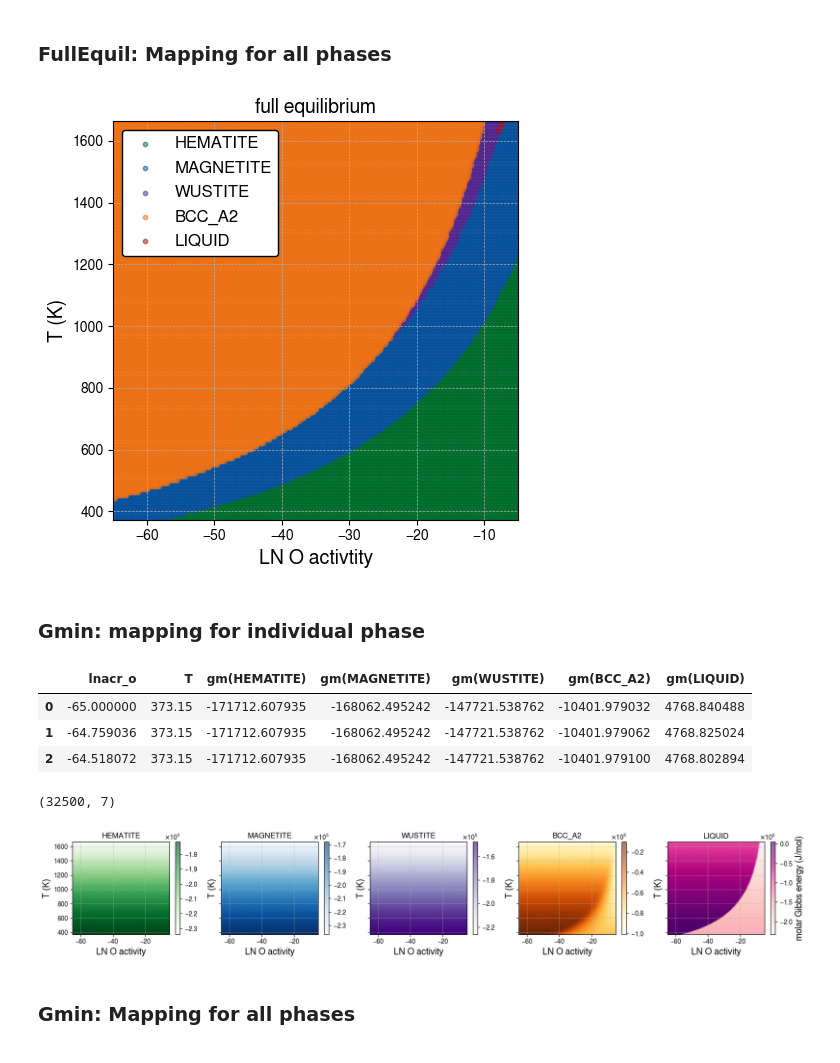
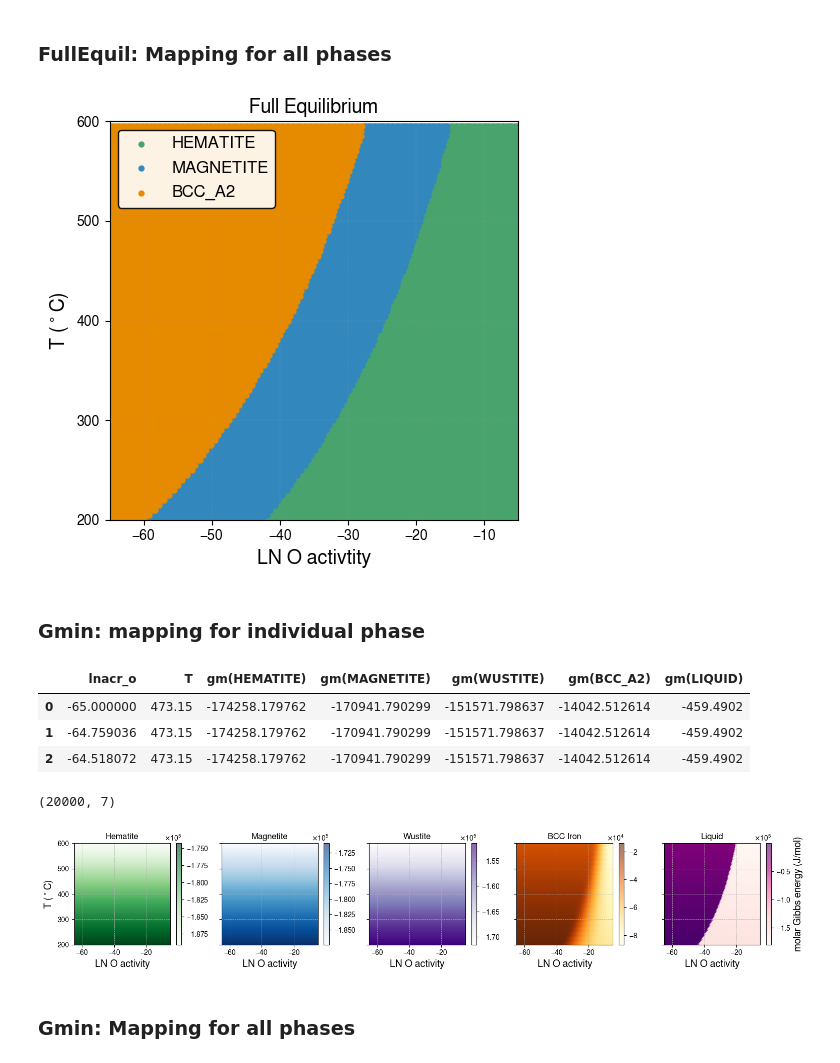
Before and after one commit to YXWU2014/IronOxide_TC, a Jupyter notebook: IronOxide_TC_calculations.ipynb, the cells around one changed output. Saved outputs shown, nothing was run; the diff lists cells and outputs as text; code cells hidden in the pictures.

```diff
--- a/IronOxide_TC_calculations.ipynb
+++ b/IronOxide_TC_calculations.ipynb
@@ -198,7 +198,7 @@ def tc_calculation_NormDrivingForce(tk, db, phase):
 start_time = time.time()
 
 # paralleising FullEquil
-tk_values = np.arange(100+273.15, 1400+273.15, 10)
+tk_values = np.arange(200+273.15, 605+273.15, 5)
 print("temperature range first and last 5 values: ",
       tk_values[:5], tk_values[-5:])
 print("FullEquil processes: ", len(tk_values))
@@ -546,18 +537,22 @@ df_FullEquil_LIQUID = df_FullEquil_LIQUID[df_FullEquil_LIQUID['np(LIQUID)']
 plt.figure(figsize=(5, 5))
 
 for phase in phases_list:
-    df = globals()[f'df_FullEquil_{phase}']
-    plt.scatter(df['lnacr_o'], df['T'], s=10, label=phase,
-                color=colors[phase], alpha=0.5)
+    if phase == "WUSTITE" or phase == "LIQUID":
+        pass
+    else:
+        df = globals()[f'df_FullEquil_{phase}']
+        plt.scatter(df['lnacr_o'], df['T']-273.15, s=12, label=phase,
+                    color=colors[phase], alpha=1)
 
 plt.xlabel('LN O activtity', fontsize=14)
-plt.ylabel('T (K)', fontsize=14)
-plt.title('full equilibrium', fontsize=14)
+plt.ylabel(r'T ($^\circ$C)', fontsize=14)
+plt.title('Full Equilibrium', fontsize=14)
 plt.legend(fontsize=12, loc='upper left',
-           facecolor='white', edgecolor='black', framealpha=1)
-plt.grid(True, which='both', linestyle='--', linewidth=0.5)
+           facecolor='white', edgecolor='black', framealpha=0.9)
+plt.grid(True, which='both', linestyle='--', linewidth=0.1)
 plt.xlim([min(df_Gmin['lnacr_o']), max(df_Gmin['lnacr_o'])])
-plt.ylim([min(df_Gmin['T']), max(df_Gmin['T'])])
+plt.ylim([min(df_Gmin['T'])-273.15, max(df_Gmin['T'])-273.15])
+plt.yticks(range(200, 601, 100))
 plt.tight_layout()
 
 plt_output_fname = "IronOxide_TC_FullEquil.png"
@@ -566,17 +561,17 @@ plt.savefig(os.path.join(current_directory, plt_output_fname),
 
 plt.show()
 # %% [output]
-[figure, old version]
+[figure, new version]
 # %% [markdown]
 ### Gmin: mapping for individual phase
 # %%
 display(df_Gmin.head(3), df_Gmin.shape)
 # %% [output]
 |  | lnacr_o | T | gm(HEMATITE) | gm(MAGNETITE) | gm(WUSTITE) | gm(BCC_A2) | gm(LIQUID) |
-| 0 | -65.000000 | 373.15 | -171712.607935 | -168062.495242 | -147721.538762 | -10401.979032 | 4768.840488 |
-| 1 | -64.759036 | 373.15 | -171712.607935 | -168062.495242 | -147721.538762 | -10401.979062 | 4768.825024 |
-| 2 | -64.518072 | 373.15 | -171712.607935 | -168062.495242 | -147721.538762 | -10401.979100 | 4768.802894 |
+| 0 | -65.000000 | 473.15 | -174258.179762 | -170941.790299 | -151571.798637 | -14042.512614 | -459.4902 |
+| 1 | -64.759036 | 473.15 | -174258.179762 | -170941.790299 | -151571.798637 | -14042.512614 | -459.4902 |
+| 2 | -64.518072 | 473.15 | -174258.179762 | -170941.790299 | -151571.798637 | -14042.512614 | -459.4902 |
-(32500, 7)
+(20000, 7)
 # %%
 from matplotlib.ticker import ScalarFormatter
 
@@ -591,40 +586,44 @@ colormaps = {
 
 # Create a new figure with subplots
 fig, axs = plt.subplots(nrows=1, ncols=len(
-    phases_list), figsize=(3.4 * len(phases_list), 3), sharex=True, sharey=True)
+    phases_list), figsize=(3.1 * len(phases_list), 3), sharex=True, sharey=True)
 
 for i, phase in enumerate(phases_list):
 
-    sc = axs[i].scatter(df_Gmin['lnacr_o'], df_Gmin['T'],
-                        c=df_Gmin[f'gm({phase})'], cmap=colormaps[phase], s=5, alpha=0.6)
+    sc = axs[i].scatter(df_Gmin['lnacr_o'], df_Gmin['T']-273.15,
+                        c=df_Gmin[f'gm({phase})'],
+                        cmap=colormaps[phase], s=5, alpha=0.6)
 
     cbar = plt.colorbar(sc, ax=axs[i])
 
     # Change colorbar numbering to scientific notation
     formatter = ScalarFormatter(useMathText=True)
     formatter.set_scientific(True)
     formatter.set_powerlimits((-1, 1))
     cbar.ax.yaxis.set_major_formatter(formatter)
 
     # Label the colorbar of the last plot only
     if i == len(phases_list) - 1:
         cbar.set_label('molar Gibbs energy (J/mol)', fontsize=14)
+    if i == 0:
+        axs[i].set_ylabel(r'T ($^\circ$C)', fontsize=14)
 
     axs[i].set_xlabel('LN O activity', fontsize=14)
-    axs[i].set_ylabel('T (K)', fontsize=14)
     axs[i].set_xlim([min(df_Gmin['lnacr_o']), max(df_Gmin['lnacr_o'])])
-    axs[i].set_ylim([min(df_Gmin['T']), max(df_Gmin['T'])])
+    axs[i].set_ylim([min(df_Gmin['T'])-273.15,
+                     max(df_Gmin['T'])-273.15])
     axs[i].grid(True, which='both', linestyle='--', linewidth=0.5)
-    axs[i].set_title(f'{phase}')
+    axs[i].set_title(f'{labels_list[i]}')
+    axs[i].set_yticks(range(200, 601, 100))
     # axs[i].set_aspect('equal', 'box')
 
 fig.tight_layout()
 fig.savefig('IronOxide_TC_Gm_phases.png',
             format='png', dpi=300, bbox_inches='tight')
 
 plt.show()
 # %% [output]
-[figure, old version]
+[figure, new version]
 # %% [markdown]
 ### Gmin: Mapping for all phases
 # %%
```
Also changed, not shown: parts of 12 cells of this notebook, 16 other files.
